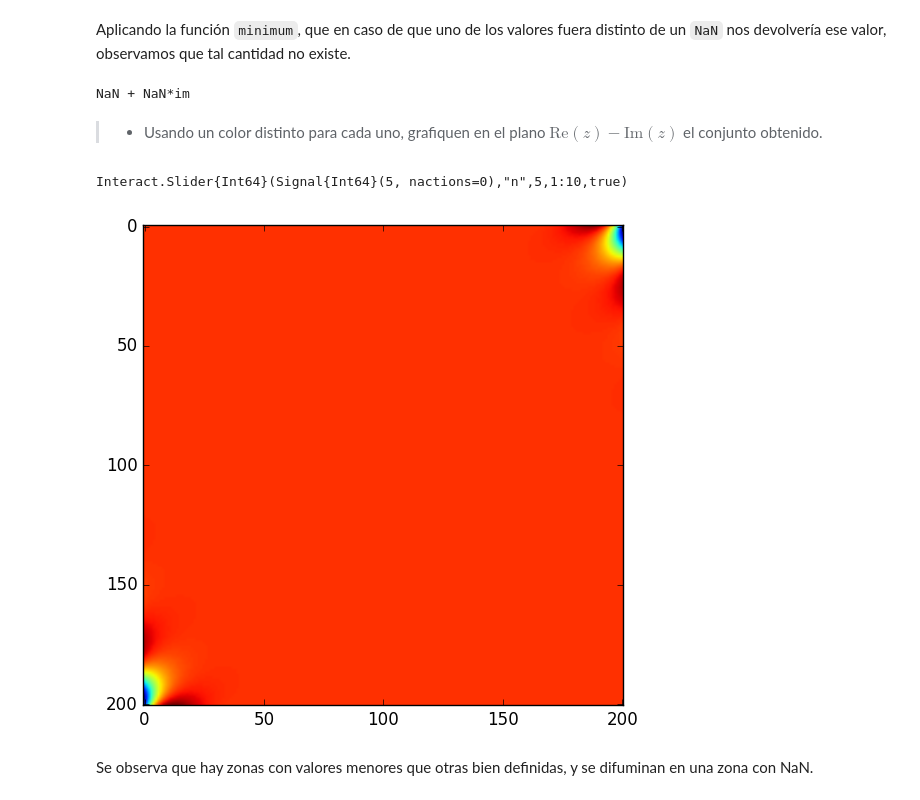
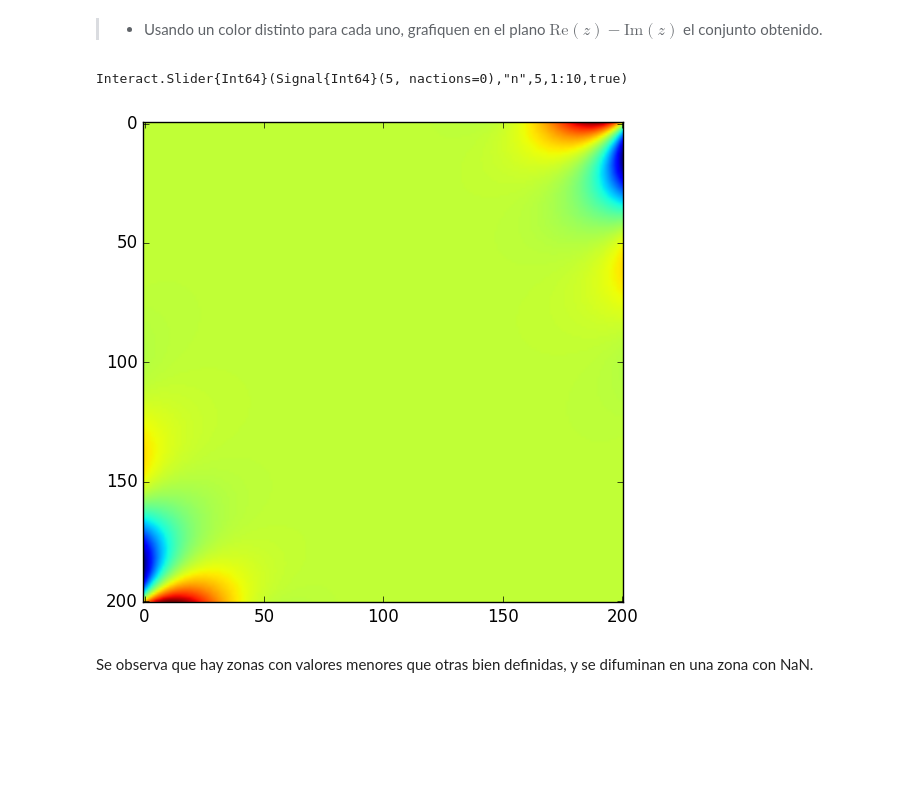
Before and after one commit to rodoart/2017-1_TSFisComp-1, a Jupyter notebook: tareas/RodolfoGonzalez/tarea2/tarea2_rodolfo.ipynb, the cells around one changed output. Saved outputs shown, nothing was run; the diff lists cells and outputs as text; code cells hidden in the pictures; blank space fills up the shorter version.

```diff
--- a/tareas/RodolfoGonzalez/tarea2/tarea2_rodolfo.ipynb
+++ b/tareas/RodolfoGonzalez/tarea2/tarea2_rodolfo.ipynb
@@ -19,0 +22,19 @@ using Interact
+# %%
+"""
+    mapeo1D(F, x_0, N)
+
+Hace Â´NÂ´ iterados de una funciÃ³n recursiva de la forma x_{n+1}=F(x_n), para un valor inicial Â´x_0Â´.
+
+"""
+
+function mapeo1D(F, x_0, N)
+    @assert N â‰¥ 1
+
+    x = x_0
+    for i in 1:N-1
+        x = F(x)
+    end
+
+    x
+
+end
@@ -23,31 +46,26 @@ Usando como referencia la estrucutura para generar matrices de la función `comp
 # %%
 """
-recursive_complex_matrix( f, N, range)
+complex_matrix(f, range)
 
-Está función genera una matriz con los valores z_N de una función recursiva de
-la forma `f(z_n)` = z_{n+1}, en una matriz cuadrada compleja en el rango pro-
-porcionado.
+EstÃ¡ funciÃ³n genera una matriz con los valores z en el rango de una funciÃ³n
+en una matriz cuadrada compleja.
 
 """
 
-function recursive_complex_matrix(f::Function, N::Int64, range::Range)
+function complex_matrix(f::Function, range::Range)
 
     L = length(range)
 
-    # Se define una matriz cuadrada con todos los elementos cero, que más tarde
-    # será llenada conlos valores del cálculo que realizaremos.
-    matriz = zeros(Complex128,L,L)
+    # Se define una matriz cuadrada con todos los elementos cero, que mÃ¡s tarde
+    # serÃ¡ llenada conlos valores del cÃ¡lculo que realizaremos.
+    matriz = zeros(Complex{Float64},L,L)
 
         for (j, x) in enumerate(range)
         for (i, y) in enumerate(range)
 
             z = x + y*im
 
-            for k in 1:N
-                z = f(z)  #Aquí está la función recurrente.
-            end
-
-            matriz[i,j] = z
+            matriz[i,j] = f(z)
 
         end
     end
@@ -69,4 +87,4 @@ f (generic function with 1 method)
 # %%
-m_valores = recursive_complex_matrix(f, 75, -1:0.01:1 )
+m_valores = complex_matrix( z -> mapeo1D(F, z, 15), -1:0.01:1 )
 # %% [output]
 201x201 Array{Complex{Float64},2}:
@@ -89,22 +107,16 @@ m_valores = recursive_complex_matrix(f, 75, -1:0.01:1 )
-# %% [markdown]
-Aplicando la función `minimum`, que en caso de que uno de los valores fuera distinto de un `NaN` nos devolvería ese valor, observamos que tal cantidad no existe.
-# %%
-minimum(m_valores)
-# %% [output]
-NaN + NaN*im
 # %% [markdown]
 > - Usando un color distinto para cada uno, grafiquen en el plano $\textrm{Re}(z) - \textrm{Im}(z)$ el conjunto obtenido.
 # %%
 fig = figure()
 
 @manipulate for n in 1:10
-    m_valores = recursive_complex_matrix(f, n, -1:0.01:1 )
+    m_valores = complex_matrix( z -> mapeo1D(F, z, n), -1//1: 1//100 :1//1 )
     withfig(fig) do
         imshow(real(m_valores)-imag(m_valores))
     end
 end
 # %% [output]
 Interact.Slider{Int64}(Signal{Int64}(5, nactions=0),"n",5,1:10,true)
-[figure, old version]
+[figure, new version]
 # %% [markdown]
 Se observa que hay zonas con valores menores que otras bien definidas, y se difuminan en una zona con NaN.
```
Also changed, not shown: parts of 60 cells of this notebook.
